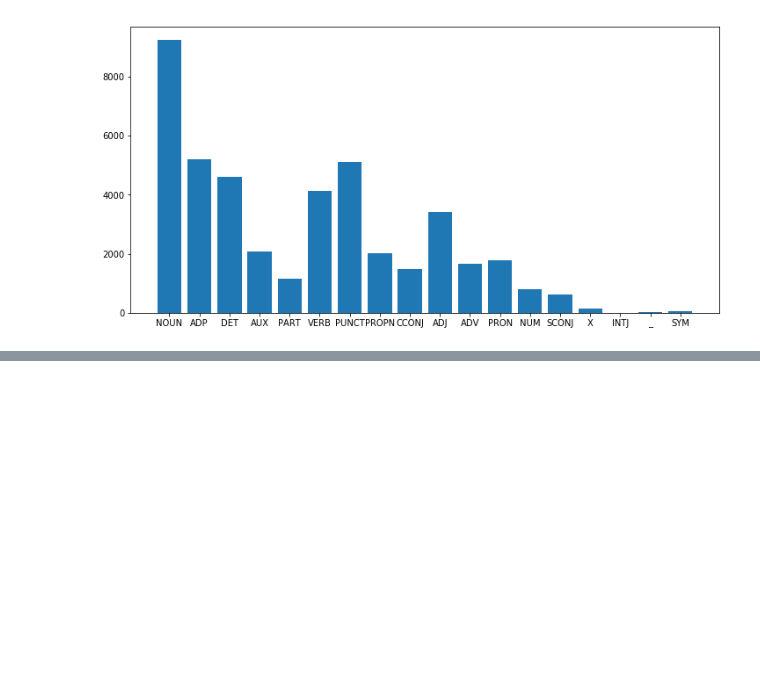
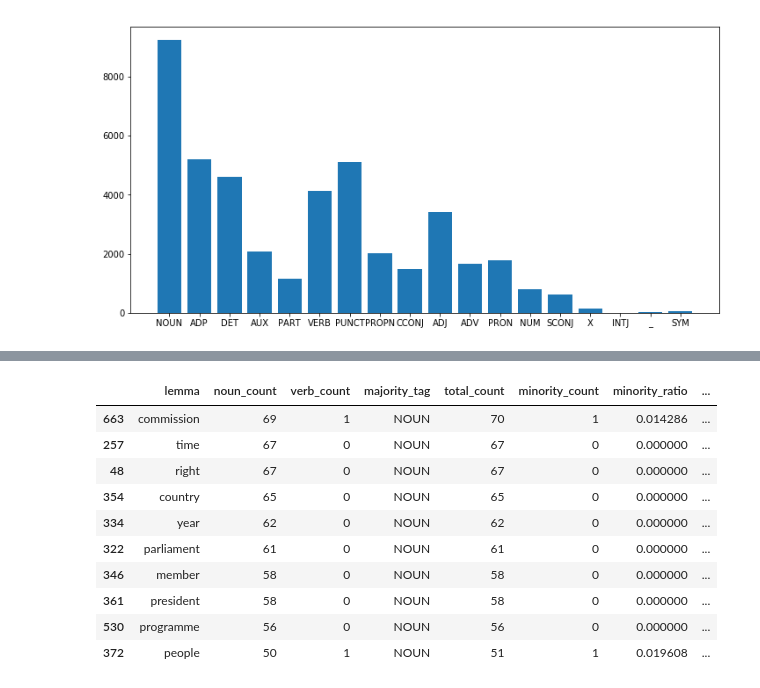
Before and after one commit to SPOClab-ca/word-class-flexibility, a Jupyter notebook: notebooks/BasicUD.ipynb, the cells around one changed output, grey strips where cells are left out. Saved outputs shown, nothing was run; the diff lists cells and outputs as text; code cells hidden in the pictures; blank space fills up the shorter version.

```diff
--- a/notebooks/BasicUD.ipynb
+++ b/notebooks/BasicUD.ipynb
@@ -63,0 +134,15 @@ plt.bar(pos_counts.keys(), pos_counts.values())
+# %%
+# Examples of inflexible nouns
+lemma_count_df[(lemma_count_df['majority_tag'] == 'NOUN') & (~lemma_count_df['is_flexible'])].head(10)
+# %% [output]
+|  | lemma | noun_count | verb_count | majority_tag | total_count | minority_count | minority_ratio | ... |
+| 663 | commission | 69 | 1 | NOUN | 70 | 1 | 0.014286 | ... |
+| 257 | time | 67 | 0 | NOUN | 67 | 0 | 0.000000 | ... |
+| 48 | right | 67 | 0 | NOUN | 67 | 0 | 0.000000 | ... |
+| 354 | country | 65 | 0 | NOUN | 65 | 0 | 0.000000 | ... |
+| 334 | year | 62 | 0 | NOUN | 62 | 0 | 0.000000 | ... |
+| 322 | parliament | 61 | 0 | NOUN | 61 | 0 | 0.000000 | ... |
+| 346 | member | 58 | 0 | NOUN | 58 | 0 | 0.000000 | ... |
+| 361 | president | 58 | 0 | NOUN | 58 | 0 | 0.000000 | ... |
+| 530 | programme | 56 | 0 | NOUN | 56 | 0 | 0.000000 | ... |
+| 372 | people | 50 | 1 | NOUN | 51 | 1 | 0.019608 | ... |
```
Also changed, not shown: parts of 17 cells of this notebook, 1 other file.
